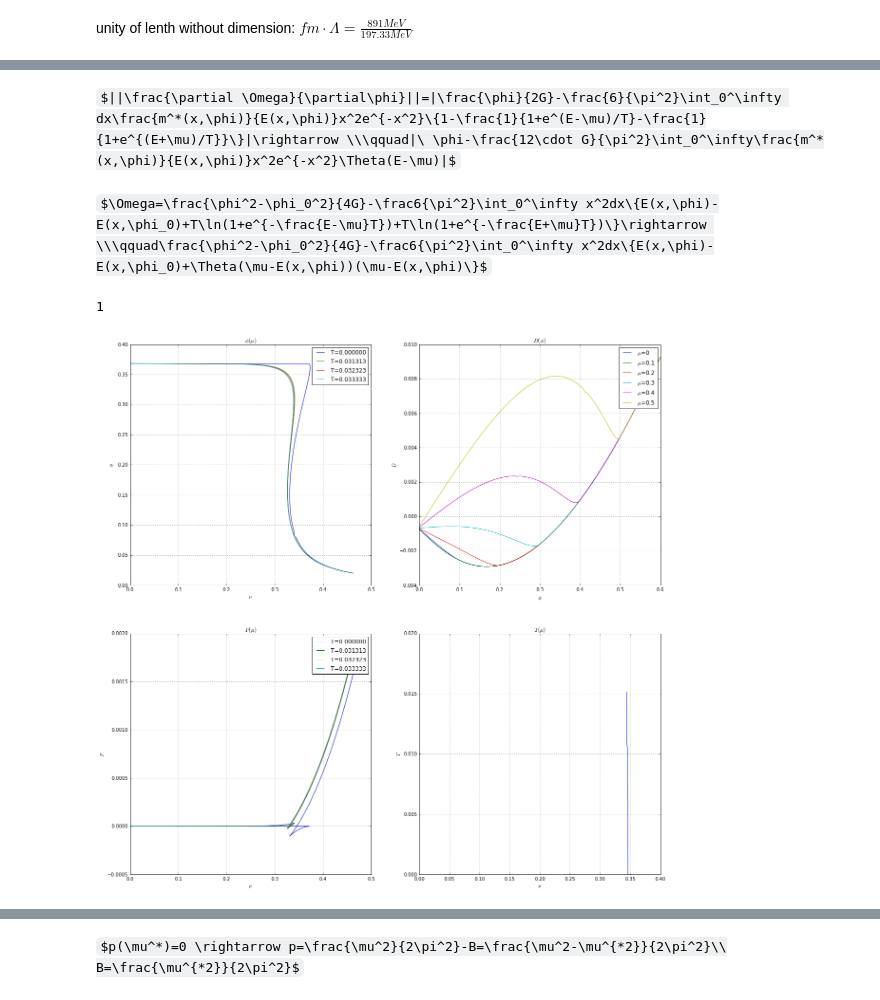
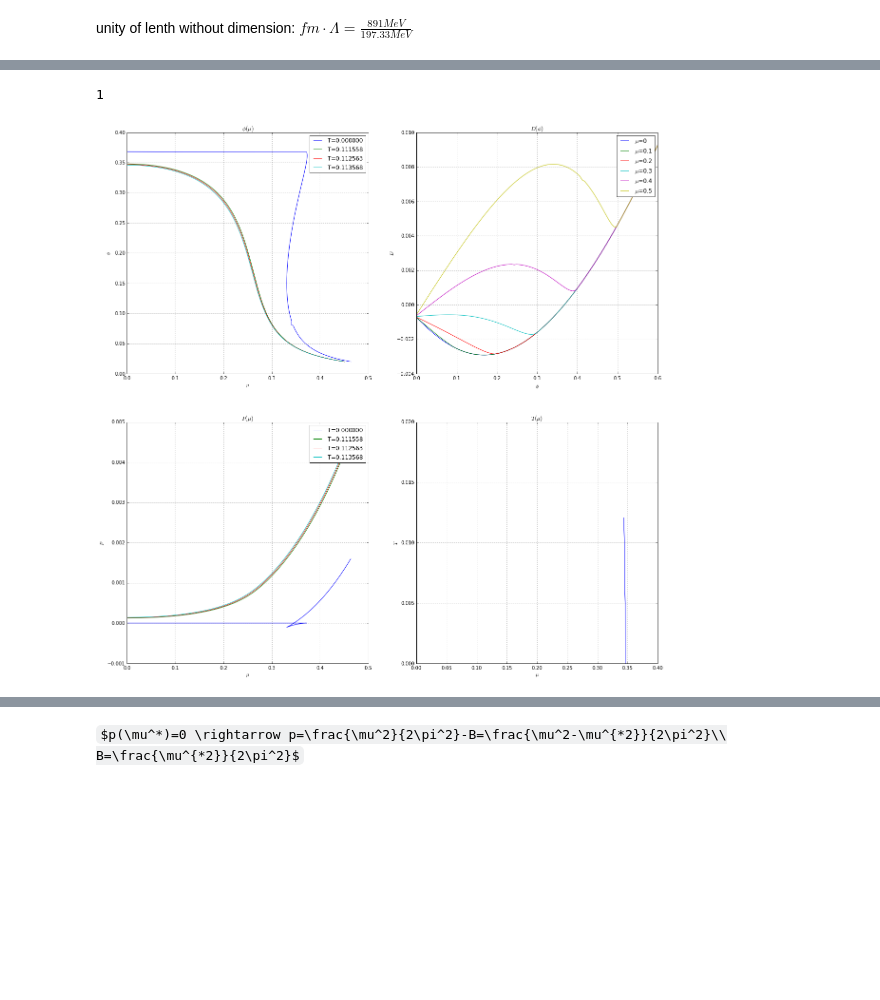
Before and after one commit to theor-mephi/quark-matter-bugrus, a Jupyter notebook: First_puzzle.ipynb, the cells around one changed output, grey strips where cells are left out. Cells and saved outputs as stored; diff of their text form; code cells hidden in the pictures; some formulas as TeX source; blank space fills up the shorter version.

Commit message:
Without phase transition (or near of it)
In the end of the files two big plots.

```diff
--- a/First_puzzle.ipynb
+++ b/First_puzzle.ipynb
@@ -20,7 +19,3 @@ energy: $E(x,\phi)=\sqrt{x^2+m^{*2}(x,\phi)}$
-# %% [markdown]
-$||\frac{\partial \Omega}{\partial\phi}||=|\frac{\phi}{2G}-\frac{6}{\pi^2}\int_0^\infty dx\frac{m^*(x,\phi)}{E(x,\phi)}x^2e^{-x^2}\{1-\frac{1}{1+e^(E-\mu)/T}-\frac{1}{1+e^{(E+\mu)/T}}\}|\rightarrow \\\qquad|\ \phi-\frac{12\cdot G}{\pi^2}\int_0^\infty\frac{m^*(x,\phi)}{E(x,\phi)}x^2e^{-x^2}\Theta(E-\mu)|$
-# %% [markdown]
-$\Omega=\frac{\phi^2-\phi_0^2}{4G}-\frac6{\pi^2}\int_0^\infty x^2dx\{E(x,\phi)-E(x,\phi_0)+T\ln(1+e^{-\frac{E-\mu}T})+T\ln(1+e^{-\frac{E+\mu}T})\}\rightarrow \\\qquad\frac{\phi^2-\phi_0^2}{4G}-\frac6{\pi^2}\int_0^\infty x^2dx\{E(x,\phi)-E(x,\phi_0)+\Theta(\mu-E(x,\phi))(\mu-E(x,\phi)\}$
 # %%
 def mstar(x,phi):
     M=m+phi*math.exp(-x*x)
@@ -78,20 +73,20 @@ def Omega(phi,mu,T):
     return Om
 # %%
 #найдем mu_star
-n=100
+N=200
 #Т_крит примерно 0.01
 Tc=0
 mu_star=[]
 TT=[]
-T_range=np.linspace(0,0.1,n)
+T_range=np.linspace(0,0.2,N)
 crit=1
 k=0
-while(k<n)and(crit):
+while(k<N)and(crit):
     l=phi0(T_range[k])-0.02
-    eps=l/n
+    eps=l/N
     start=phi0(T_range[k])-eps
     mu0=Mu(start,T_range[k],0.37)
-    phi_range=np.linspace(phi0(T_range[k]),0.02,n)
+    phi_range=np.linspace(phi0(T_range[k]),0.02,N)
     mu_range=[]
     for phi in phi_range:
         if phi==phi0(T_range[k]):
@@ -101,11 +96,11 @@ while(k<n)and(crit):
             mu_range.append(mu0)
     #расчет давления
     P=[]
-    for i in range(n):
+    for i in range(N):
         P.append(-Omega(phi_range[i],mu_range[i],T_range[k]))
     #найдем mu_star
     i=0
-    while(i<n)and(crit):
+    while(i<N)and(crit):
         if(P[i]>0)and(P[i-1]<0):
             if(mu_range[i]<mu_range[1]):
                 mu_star.append(mu_range[i])
@@ -183,9 +178,9 @@ for i in range(n):
 plt.figure(figsize=(20,20))
 plt.subplot (2, 2, 1)
 plt.plot (mu0_range,phi0_range,label='T=%f'%0)
-plt.plot (mu1_range,phi1_range,label='T=%f'%T_range[31])
-plt.plot (mu2_range,phi2_range,label='T=%f'%T_range[32])
-plt.plot (mu3_range,phi3_range,label='T=%f'%T_range[33])
+plt.plot (mu1_range,phi1_range,label='T=%f'%T_range[111])
+plt.plot (mu2_range,phi2_range,label='T=%f'%T_range[112])
+plt.plot (mu3_range,phi3_range,label='T=%f'%T_range[113])
 plt.legend()
 
 plt.title ('$\phi(\mu)$')
@@ -195,34 +190,34 @@ plt.grid(1)
 
 plt.subplot (2, 2, 2)
 x_range=np.linspace(0.001,0.6,100)
 plt.grid(1)
 for i in range(0,6):
     k=i/10
     plt.plot(x_range, [D(phi,k,0) for phi in x_range], label='$\mu$=%g' % k)
 plt.title ('$D(\phi)$')
 plt.ylabel('$D$')
 plt.xlabel('$\phi$')
 plt.legend()
 
 plt.subplot (2, 2, 3)
 plt.grid(1)
 plt.plot (mu0_range,P0,label='T=%f'%0)
-plt.plot (mu1_range,P1,label='T=%f'%T_range[31])
-plt.plot (mu2_range,P2,label='T=%f'%T_range[32])
-plt.plot (mu3_range,P3,label='T=%f'%T_range[33])
+plt.plot (mu1_range,P1,label='T=%f'%T_range[111])
+plt.plot (mu2_range,P2,label='T=%f'%T_range[112])
+plt.plot (mu3_range,P3,label='T=%f'%T_range[113])
 plt.title ('$P(\mu)$')
 plt.xlabel('$\mu$')
 plt.ylabel('$P$')
 plt.legend()
 
 plt.subplot (2, 2, 4)
 plt.grid(1)
 plt.plot (mu_star,TT)
 plt.title ('$T(\mu)$')
 plt.xlabel('$\mu$')
 plt.ylabel('$T$')
 plt.xlim(0,.40)
 plt.ylim(0,0.02)
 plt.show()
 # %% [output]
-[figure, old version]
+[figure, new version]
```
Also changed, not shown: parts of 11 cells of this notebook.
